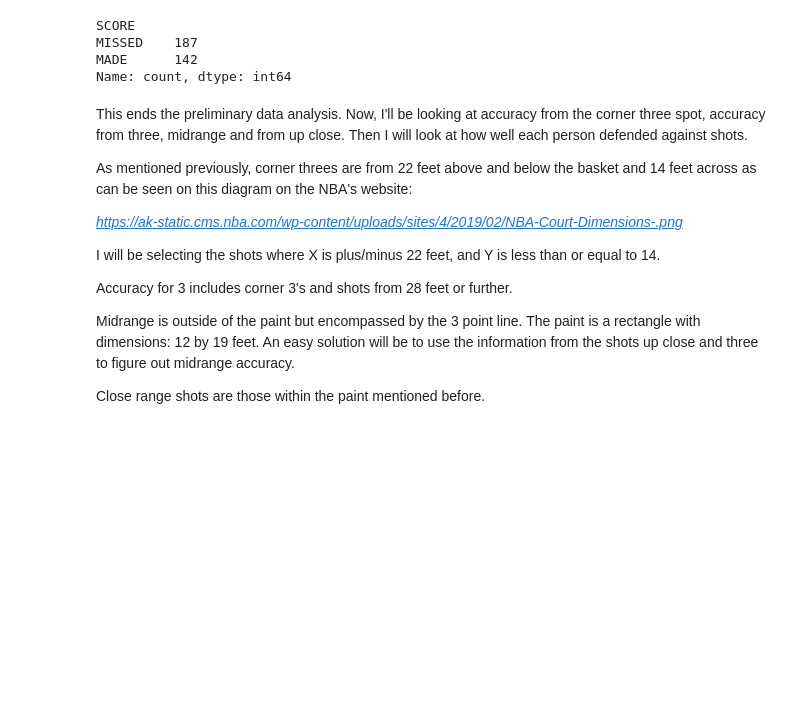
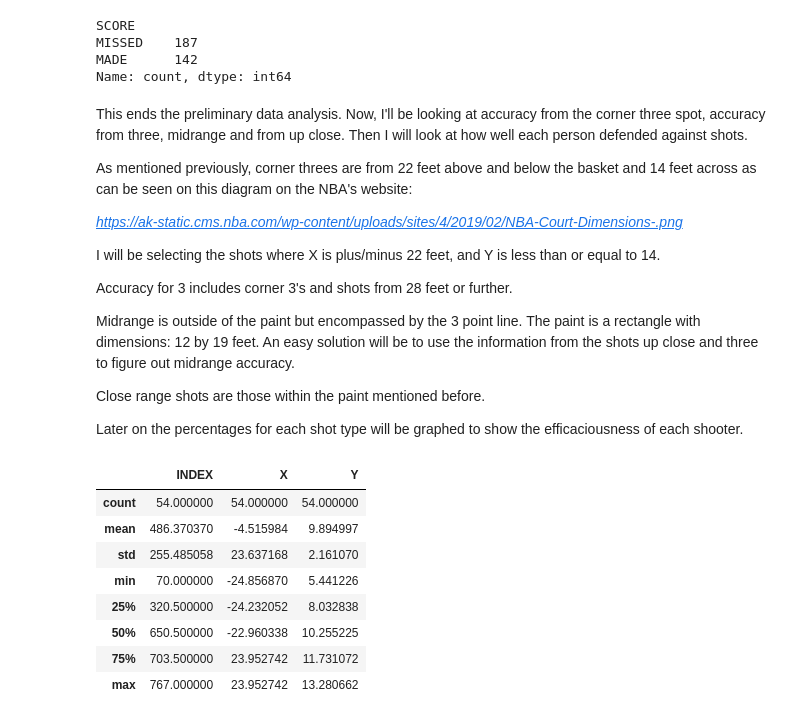
Before and after one commit to kacpersienkiewicz/NBAShootingAnalysis, a Jupyter notebook: NBAShootingAnalysis.ipynb, the cells around one changed output. Saved outputs shown, nothing was run; the diff lists cells and outputs as text; code cells hidden in the pictures; blank space fills up the shorter version.

```diff
--- a/NBAShootingAnalysis.ipynb
+++ b/NBAShootingAnalysis.ipynb
@@ -178,3 +191,18 @@ Accuracy for 3 includes corner 3's and shots from 28 feet or further.
 Midrange is outside of the paint but encompassed by the 3 point line. The paint is a rectangle with dimensions: 12 by 19 feet. An easy solution will be to use the information from the shots up close and three to figure out midrange accuracy.
 
 Close range shots are those within the paint mentioned before.
+
+Later on the percentages for each shot type will be graphed to show the efficaciousness of each shooter.
+# %%
+Corner3df = df[abs(df.X) >= 22.0][df.Y <= 14]
+Corner3df.describe()
+# %% [output]
+|  | INDEX | X | Y |
+| count | 54.000000 | 54.000000 | 54.000000 |
+| mean | 486.370370 | -4.515984 | 9.894997 |
+| std | 255.485058 | 23.637168 | 2.161070 |
+| min | 70.000000 | -24.856870 | 5.441226 |
+| 25% | 320.500000 | -24.232052 | 8.032838 |
+| 50% | 650.500000 | -22.960338 | 10.255225 |
+| 75% | 703.500000 | 23.952742 | 11.731072 |
+| max | 767.000000 | 23.952742 | 13.280662 |
```
Also changed, not shown: parts of 12 cells of this notebook.
